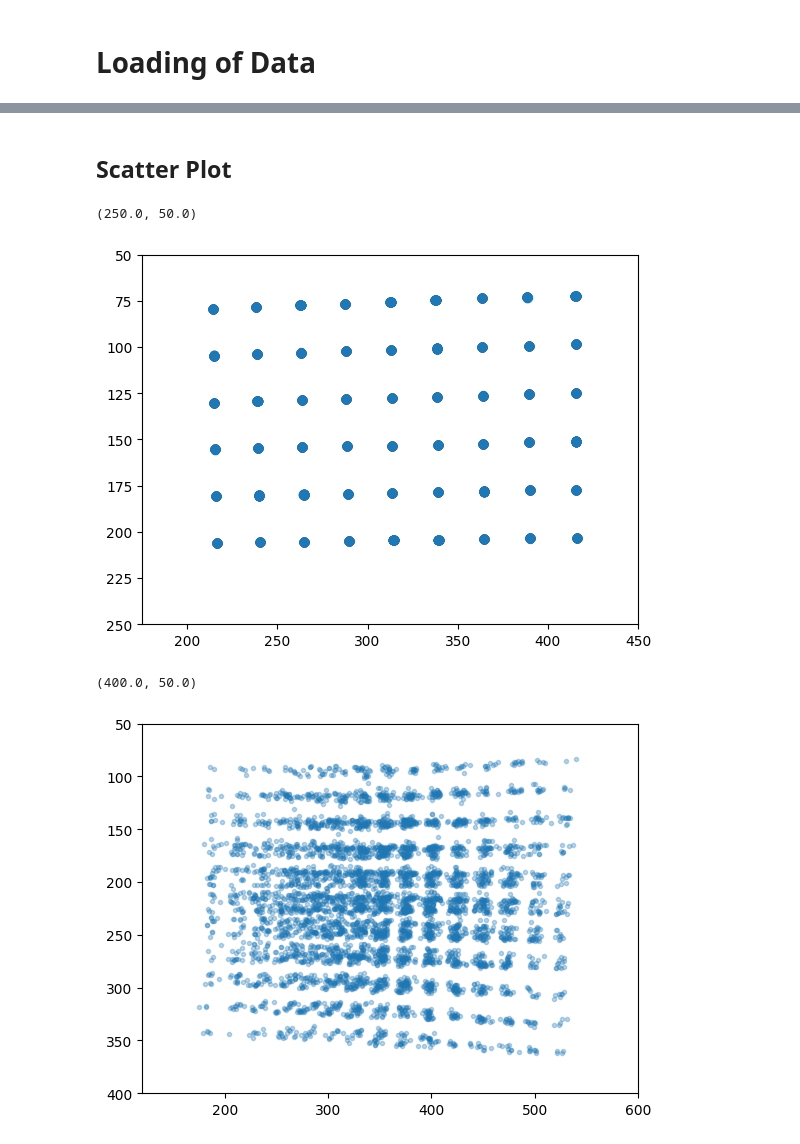
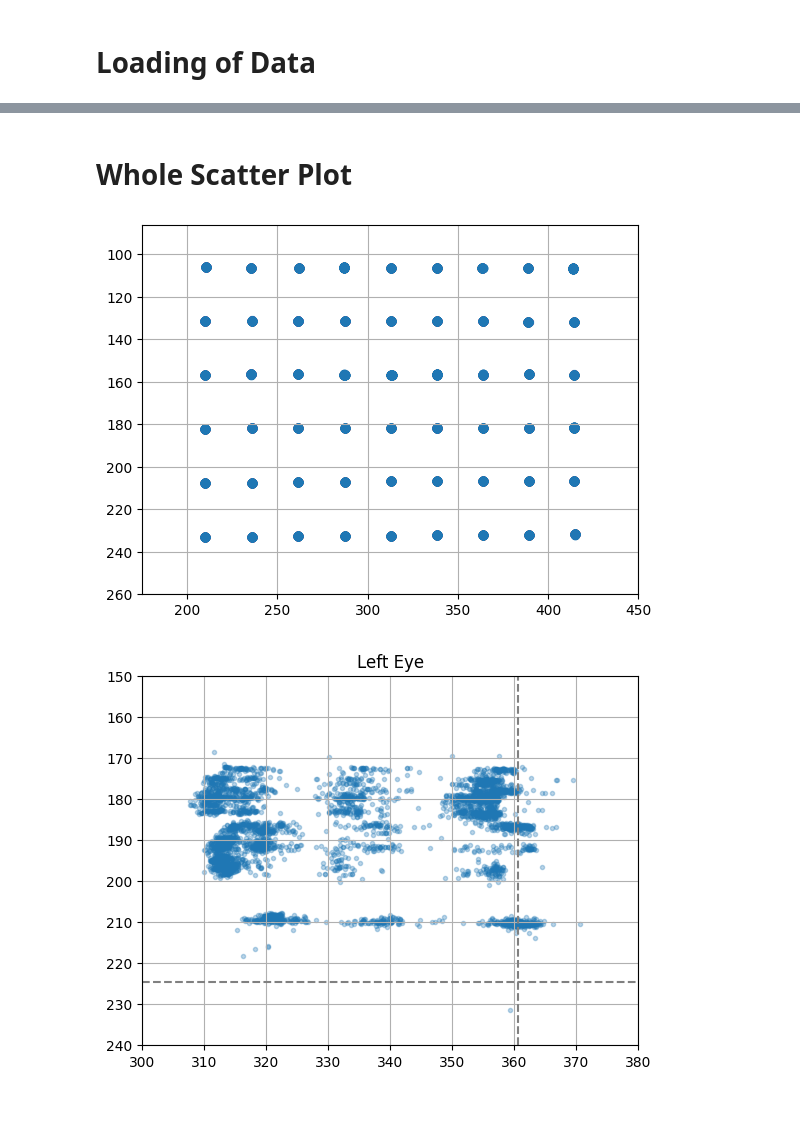
Before and after one commit to jpmnieles/grace_robot, a Jupyter notebook: 241201_Baseline_FK_Evaluation.ipynb, the cells around one changed output, grey strips where cells are left out. Cells and saved outputs as stored; diff of their text form; code cells hidden in the pictures; blank space fills up the shorter version.

Commit message:
Updated baseline fk with better graphs
Signed-off-by: jpmnieles <jpmnieles@connect.ust.hk>

```diff
--- a/241201_Baseline_FK_Evaluation.ipynb
+++ b/241201_Baseline_FK_Evaluation.ipynb
@@ -31,7 +57,7 @@ calib_params = load_json('config/calib/calib_params.json')
 # %%
-filename = "acc_baseline_20240111_031158_573004.csv"
+filename = "baseline_fk_acc_csv_20240113_185503_416265.csv"
 # %%
-fn_path = os.path.join(os.getcwd(), 'results', filename)
+fn_path = os.path.join(os.getcwd(), 'results', 'baseline_fk_acc',filename)
 df = pd.read_csv(fn_path)
 df
 # %% [output]
@@ -90,16 +405,19 @@ plt.axvline(0)
 # %% [markdown]
-## Scatter Plot
+# Whole Scatter Plot
 # %%
-plt.scatter(df['chest_cam_px_dx'], df['chest_cam_px_dy'], alpha=0.3)
+plt.scatter(df['chest_cam_px_x_tminus1'], df['chest_cam_px_y_tminus1'], alpha=0.3)
 plt.xlim([175, 450])
-plt.ylim([250, 50])
+plt.ylim([260, 86])
+plt.grid()
 # %% [output]
-(250.0, 50.0)
-[figure, old version]
+[figure, new version]
 # %%
-plt.scatter(df['left_eye_px_dx'], df['left_eye_px_dy'], marker='.', alpha=0.3)
-plt.xlim([120, 600])
-plt.ylim([400, 50])
+plt.scatter(df['left_eye_px_x_tminus1'], df['left_eye_px_y_tminus1'], marker='.', alpha=0.3)
+plt.xlim([300, 380])
+plt.ylim([240, 150])
+plt.axvline(calib_params['left_eye']['x_center'], color='gray', linestyle='--')
+plt.axhline(calib_params['left_eye']['y_center'], color='gray', linestyle='--')
+plt.title('Left Eye')
+plt.grid()
 # %% [output]
-(400.0, 50.0)
-[figure, old version]
+[figure, new version]
```
Also changed, not shown: parts of 58 cells of this notebook.
